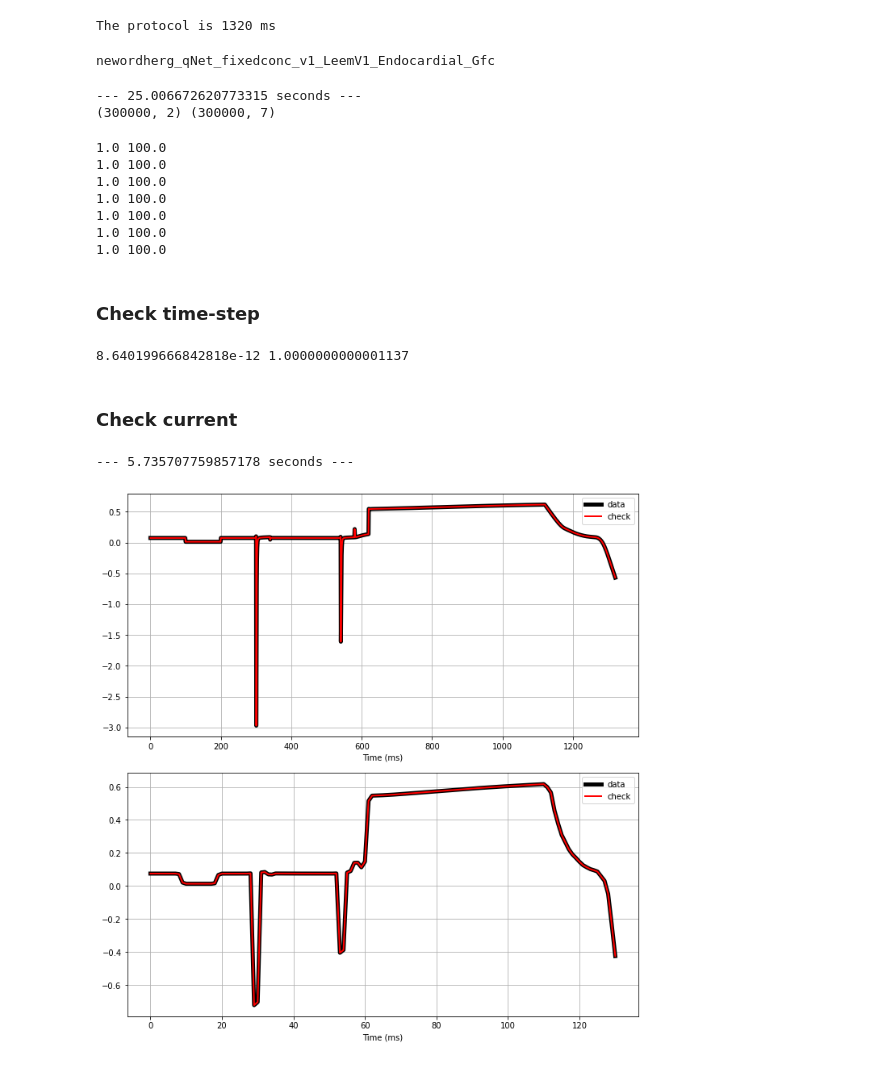
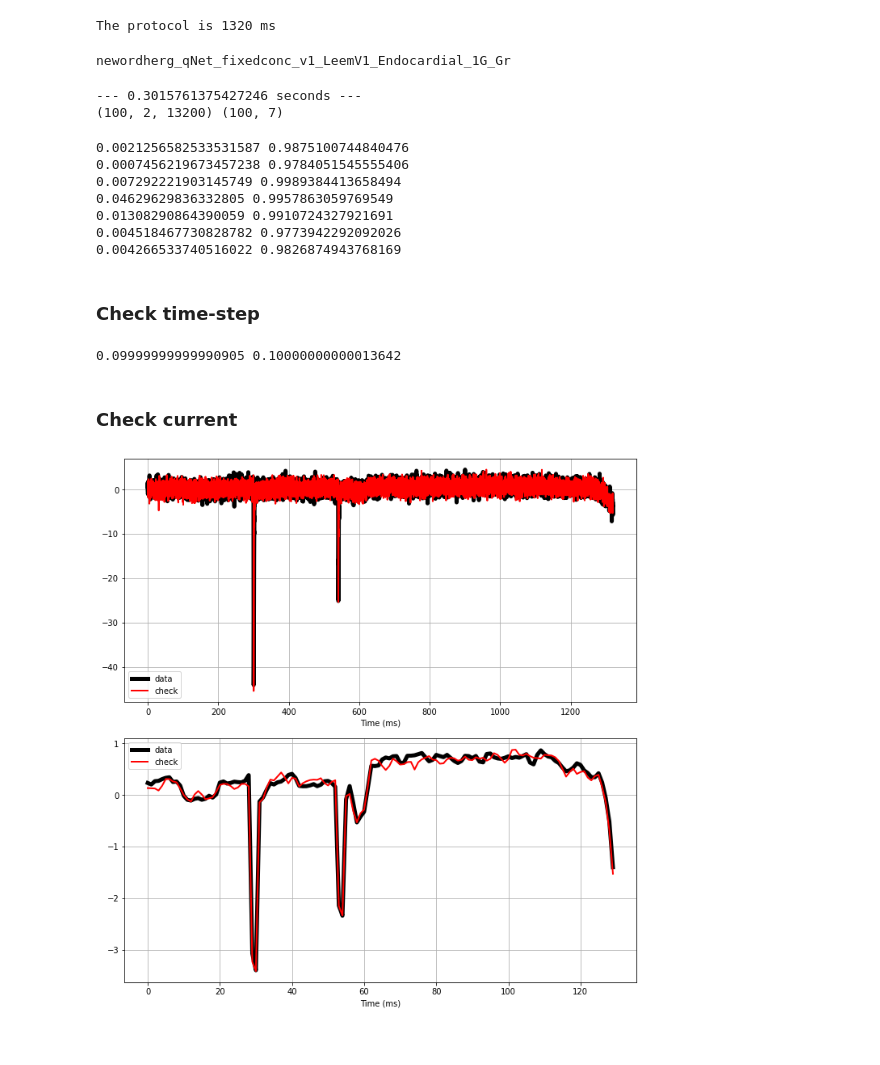
Before and after one commit to jksong1212/Electrophysiology-CiPA, a Jupyter notebook: Projects/CiPA_JK/Generate_dataset/Check_dataset.ipynb, the cells around one changed output. Saved outputs shown, nothing was run; the diff lists cells and outputs as text; code cells hidden in the pictures.

```diff
--- a/Projects/CiPA_JK/Generate_dataset/Check_dataset.ipynb
+++ b/Projects/CiPA_JK/Generate_dataset/Check_dataset.ipynb
@@ -37,11 +59,13 @@ The protocol is 1320 ms
 # %%
 gen_params = {
     'end_time': VC_protocol.get_voltage_change_endpoints()[-1],
+    't_eval' : np.arange(0, VC_protocol.get_voltage_change_endpoints()[-1], 0.1), # dt=0.2 ms
     'log_li' : ['ina.INa', 'inal.INaL', 'ito.Ito', 'ical.ICaL', 'ical.ICaNa', 'ical.ICaK', 'ikr.IKr', 'iks.IKs', 'ik1.IK1', 'inaca.INaCa', 'inacass.INaCa_ss', 'inak.INaK', 'ikb.IKb', 'inab.INab', 'icab.ICab', 'ipca.IpCa'],
     'save_log_li' : ['ina.INa', 'ikr.IKr', 'iks.IKs', 'ito.Ito', 'ical.ICaL',  'ik1.IK1', 'inal.INaL'],
     'nData' : 5,
-    'dataset_dir' : "newordherg_qNet_fixedconc_v1_LeemV1_Endocardial_Gfc",
+    'dataset_dir' : "newordherg_qNet_fixedconc_v1_LeemV1_Endocardial_1G_Gr",
 }
+
 # gen_params['dataset_dir'] = gen_params['dataset_dir'] + f"_w{gen_params['window']}_s{gen_params['step_size']}"
 print( gen_params['dataset_dir'] )
 cell_types = {
@@ -60,24 +84,24 @@ ds_params = {
 sys.path.append(gen_params['dataset_dir'])
 from agetdata import get_dataset, get_dataset2, get_currents_with_constant_dt
 # %% [output]
-newordherg_qNet_fixedconc_v1_LeemV1_Endocardial_Gfc
+newordherg_qNet_fixedconc_v1_LeemV1_Endocardial_1G_Gr
 # %%
-xs, ys = get_dataset2( file_numbers=range(1, 31), window=0, step_size=0, window_type=ds_params['window_type'],  multi=True, torch_tensor=False)
+xs, ys = get_dataset2( file_numbers=range(101, 102), window=0, step_size=0, window_type=ds_params['window_type'],  multi=True, torch_tensor=False)
 print(xs.shape, ys.shape)
 # %% [output]
---- 25.006672620773315 seconds ---
-(300000, 2) (300000, 7)
+--- 0.3015761375427246 seconds ---
+(100, 2, 13200) (100, 7)
 # %%
 for i in range(7):
     print(ys[10:, i].min(), ys[10:, i].max())
 # %% [output]
-1.0 100.0
-1.0 100.0
-1.0 100.0
-1.0 100.0
-1.0 100.0
-1.0 100.0
-1.0 100.0
+0.0021256582533531587 0.9875100744840476
+0.0007456219673457238 0.9784051545555406
+0.007292221903145749 0.9989384413658494
+0.04629629836332805 0.9957863059769549
+0.01308290864390059 0.9910724327921691
+0.004518467730828782 0.9773942292092026
+0.004266533740516022 0.9826874943768169
 # %% [markdown]
 ### Check time-step
 # %%
@@ -93,64 +117,42 @@ min_dts = np.array(min_dts)
 max_dts = np.array(max_dts)
 print( min_dts.min(), max_dts.max())
 # %% [output]
-8.640199666842818e-12 1.0000000000001137
+0.09999999999990905 0.10000000000013642
 # %% [markdown]
 ### Check current
-# %%
-start_time = time.time()
-
-model, p, s = myokit.load("../../../mmt-model-files/newordherg_qNet_fixedconc-v1.mmt")
-sim = simulator_myokit.Simulator(model, VC_protocol, max_step=1.0, abs_tol=1e-06, rel_tol=1e-6, vhold=-80)  # 1e-12, 1e-14  # 1e-08, 1e-10
-
-# Control setting
-params = {
-    'cell.mode': cell_types["Endocardial"],
-    'setting.simType': 1,   # 0: AP   |  1: VC
-
-    'ikr.Temp' : 37,
-    'ikr.Kt' : 3.5e-05,
-    'ikr.Kmax' : 0,
-    'ikr.Ku' : 0,
-    'ikr.n' : 1,
-    'ikr.halfmax' : 1,
-    'ikr.Vhalf' : 1,
-}
-sim.set_simulation_params(params)
-
-print("--- %s seconds ---"%(time.time()-start_time))
-# %% [output]
---- 5.735707759857178 seconds ---
 # %%
-dataNo = 100
+dataNo = 44
 
 sol1 = {}
-sol1["Time"] = xs[dataNo][0]
-sol1["I_ion"] = xs[dataNo][1]
+# sol1["Time"] = xs[dataNo][0]# xs[dataNo, 0, :]  xs[dataNo][0]
+# sol1["I_ion"] = xs[dataNo][1] + np.random.normal(0, 1, xs[dataNo][1].shape)
+sol1["Time"] = xs[dataNo, 0, :]
+sol1["I_ion"] = xs[dataNo, 1, :] + np.random.normal(0, 1, xs[dataNo, 1, :].shape)
 sol1["window"] = get_currents_with_constant_dt(params=ds_params, x=[sol1["Time"], sol1["I_ion"]])
 y = ys[dataNo]
 
 # sol1 = pd.DataFrame(data=sol1)
 # sol1.head()
 gfc_li = {
-    'ina.GNafc' : y[0],
-    'inal.GNaLfc' : y[1],
-    'ito.Gtofc' : y[2],
-    'ical.PCafc' : y[3],
-    'ikr.GKrfc' : y[4],
-    'iks.GKsfc' : y[5],
-    'ik1.GK1fc' : y[6],
+    'ina.GNafc' : 1/y[0],
+    'inal.GNaLfc' : 1/y[1],
+    'ito.Gtofc' : 1/y[2],
+    'ical.PCafc' : 1/y[3],
+    'ikr.GKrfc' : 1/y[4],
+    'iks.GKsfc' : 1/y[5],
+    'ik1.GK1fc' : 1/y[6],
 }
 sim.set_simulation_params(gfc_li)
 
 
 
 sim.pre_simulate(5000, sim_type=1)
-d = sim.simulate( gen_params['end_time'], extra_log=['membrane.VC', 'membrane.i_ion']+gen_params['log_li'])
+d = sim.simulate( gen_params['end_time'], log_times=gen_params['t_eval'], extra_log=['membrane.VC', 'membrane.i_ion']+gen_params['log_li'])
 
 sol2 = {}
 sol2["Time"] = d['engine.time']
 # sol2["Voltage"] = d['membrane.VC']
-sol2["I_ion"] = d['membrane.i_ion'] #+ np.random.normal(0, 2, d['membrane.i_ion'].shape) # add noise
+sol2["I_ion"] = d['membrane.i_ion'] + np.random.normal(0, 1, d['membrane.i_ion'].shape) # add noise
 sol2["window"] = get_currents_with_constant_dt(params=ds_params, x=[sol2["Time"], sol2["I_ion"]])
 # sol2["I_Na"] = sim.current_response_info.get_current(['INa'])
 # sol2["I_NaL"] = sim.current_response_info.get_current(['INaL'])
@@ -162,34 +164,34 @@ sol2["window"] = get_currents_with_constant_dt(params=ds_params, x=[sol2["Time"]
 # sol2 = pd.DataFrame(data=sol2)
 # sol2.head()
 # np.random.normal(0, noise_sigma, current.shape) # add noise
 
 '''
 Plot
 '''
 fig, ax = plt.subplots(2,1, figsize=(10,10))
 
 ax[0].set_xlabel('Time (ms)')
 # ax[0].set_ylabel(f'{name}')
 ax[0].plot( sol1['Time'], sol1['I_ion'], label='data', color='k', linewidth=5)
 ax[0].plot( sol2['Time'], sol2['I_ion'], label='check', color='r', linewidth=2)
 ax[0].legend()
 ax[0].grid()
 
 ax[1].set_xlabel('Time (ms)')
 # ax[1].set_ylabel(f'{name}')
 ax[1].plot( sol1['window'], label='data', color='k', linewidth=5)
 ax[1].plot( sol2['window'], label='check', color='r', linewidth=2)
 ax[1].legend()
 ax[1].grid()
 
 
 # ax[-1].set_ylim(-5, 5)
 
 plt.subplots_adjust(left=0.07, bottom=0.05, right=0.95, top=0.95, wspace=0.5, hspace=0.15)
 # fig.savefig(os.path.join('Test_results', f"{dataNo}.jpg"), dpi=100)
 plt.show()
 # %% [output]
-[figure, old version]
+[figure, new version]
 # %%
 for dataNo in range(1):
 
```
Also changed, not shown: parts of 2 cells of this notebook, 11 other files.
